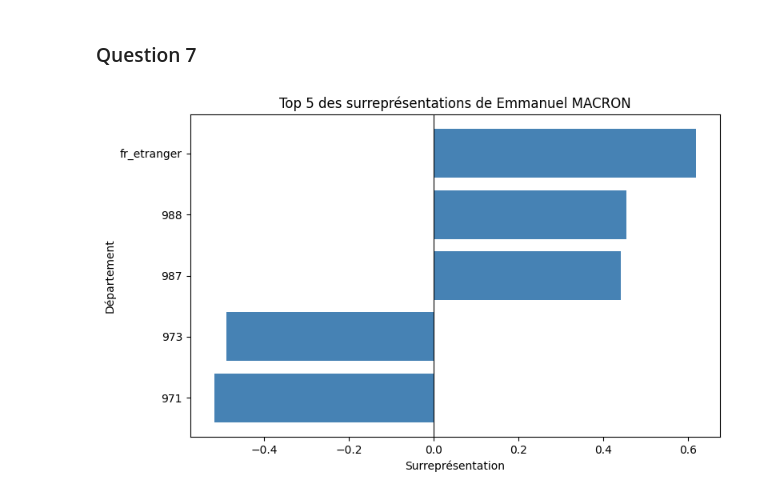
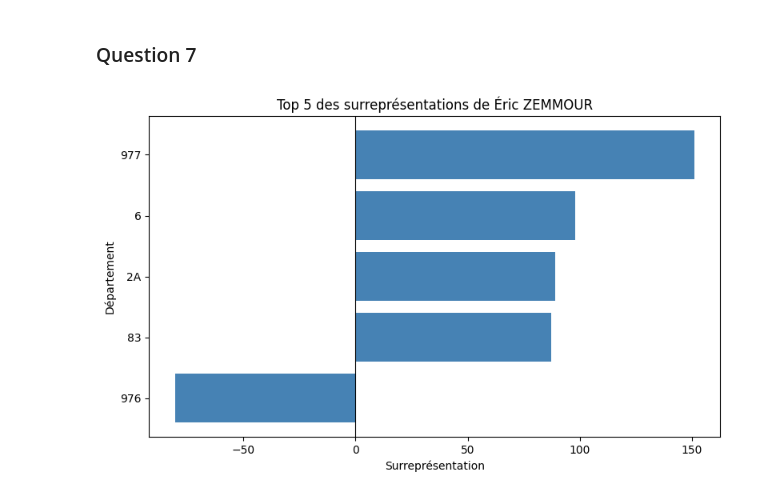
Before and after one commit to Ameane/DM_Python_pour_la_datascience_GROUPE_1B, a Jupyter notebook: main.ipynb, the cells around one changed output. Drawn from its saved outputs; the diff is of its cells as text; code cells hidden in the pictures.

```diff
--- a/main.ipynb
+++ b/main.ipynb
@@ -201,33 +212,33 @@ def plot_surrepresentation(candidat, score_departements, n=5):
     df_candidat['code_departement'] = df_candidat['code_departement'].apply(
         lambda x: str(int(float(x))) if str(x).replace('.', '').isnumeric() else str(x)
     )
 
     # Top n par valeur absolue de surreprésentation
     df_top = df_candidat.reindex(
         df_candidat['surrepresentation'].abs().nlargest(n).index
     )
 
     # Trier pour affichage (plus grand en haut)
     df_top = df_top.sort_values('surrepresentation')
 
     # Tracé
     fig, ax = plt.subplots(figsize=(8, 5))
 
     ax.barh(
         df_top['code_departement'],
-        df_top['surrepresentation'],
+        df_top['surrepresentation']*100,
         color='steelblue'
     )
 
     ax.axvline(0, color='black', linewidth=0.8)
     ax.set_xlabel('Surreprésentation')
     ax.set_ylabel('Département')
     ax.set_title(f'Top {n} des surreprésentations de {candidat}')
 
     plt.tight_layout()
     plt.show()
 
 # Exemple d'utilisation — adapte le nom exact selon ton DataFrame
-plot_surrepresentation('Emmanuel MACRON', score_departements)
+plot_surrepresentation('Éric ZEMMOUR', score_departements)
 # %% [output]
-[figure, old version]
+[figure, new version]
```
Also changed, not shown: parts of 1 cell of this notebook.
